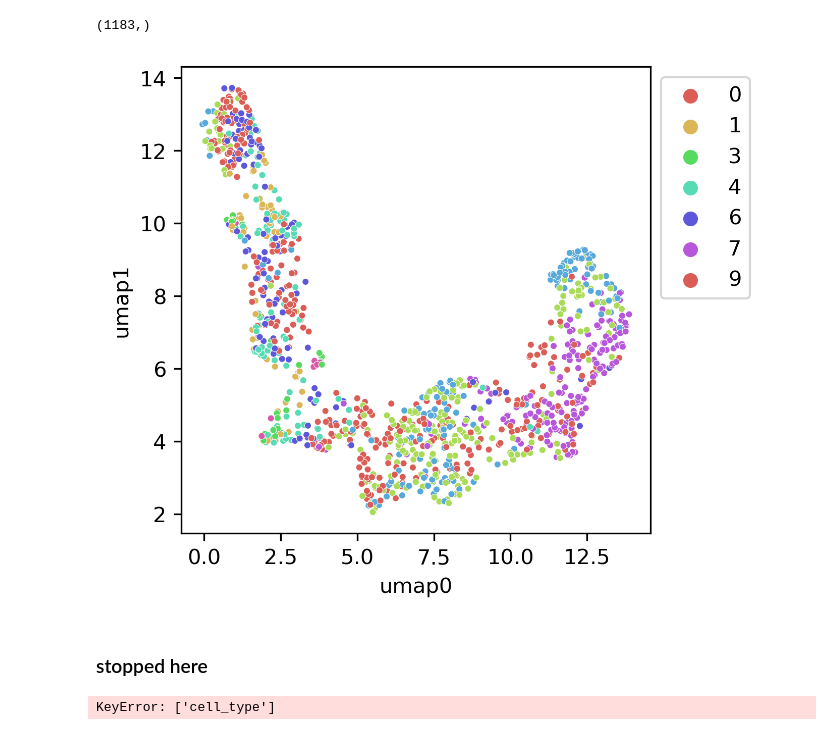
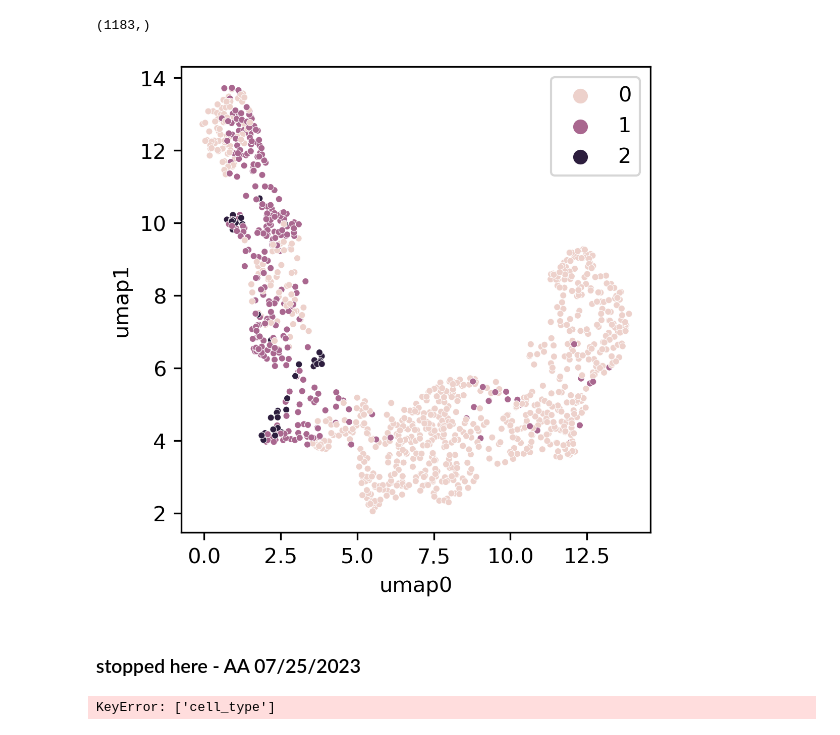
Before and after one commit to AllenInstitute/SWDB_CellTypeFunction, a Jupyter notebook: workshop1_AA/Day3_structuralDataClustering_combined.ipynb, the cells around one changed output. Drawn from its saved outputs; the diff is of its cells as text; code cells hidden in the pictures.

```diff
--- a/workshop1_AA/Day3_structuralDataClustering_combined.ipynb
+++ b/workshop1_AA/Day3_structuralDataClustering_combined.ipynb
@@ -454,7 +468,7 @@ reduced_for_kmeans.drop(['Unnamed: 0','pt_root_id','classification_system',
 #####
 
 # how many clusters?
-n_celltypes = 10
+n_celltypes = 3
 kmeans = KMeans(init="k-means++", n_clusters=n_celltypes, n_init=4)
 kmeans_predict = kmeans.fit(reduced_for_kmeans)
 # %%
@@ -474,37 +488,37 @@ kmeans.labels_.shape
 # reduced dataset:
 reduced_data = feat_df[["umap0", "umap1"]].copy()
 reduced_data['labels'] = kmeans.labels_
 
 # Now visualize clustering results with dimenison reduced version
 fig, ax = plt.subplots(figsize=(4, 4), dpi=300)
 sns.scatterplot(
     x="umap0",
     y="umap1",
     data=reduced_data,
     s=2,
     alpha=0.2,
     color='k',
 )
 
 sns.scatterplot(
     x="umap0",
     y="umap1",
     data=reduced_data,
     s=10,
-    hue="labels", palette="hls"
+    hue="labels"
 
 )
 
 ax.legend().set_bbox_to_anchor((1,1))
 
 #plt.figure(figsize=(3,3))
 #plt.scatter(X_reduce[kmeans.labels_==2,0], X_reduce[kmeans.labels_==2,1], s = 20, c ='blue')
 #plt.scatter(X_reduce[kmeans.labels_==1,0], X_reduce[kmeans.labels_==1,1], s = 20, c ='red')
 #plt.scatter(X_reduce[kmeans.labels_==0,0], X_reduce[kmeans.labels_==0,1], s = 20, c ='green')
 # %% [output]
-[figure, old version]
+[figure, new version]
 # %% [markdown]
-### stopped here ###
+### stopped here - AA 07/25/2023 ###
 # %%
 import phenograph
 
```
Also changed, not shown: parts of 3 cells of this notebook.
